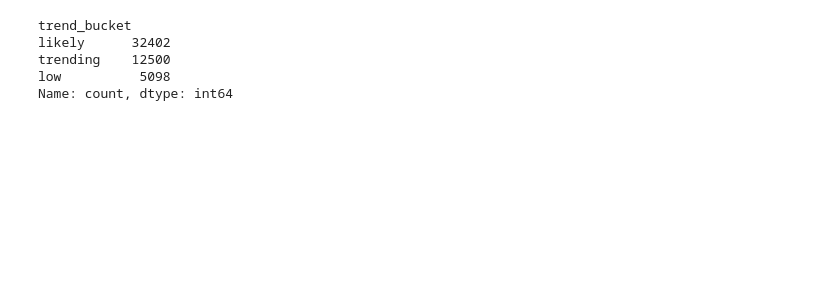
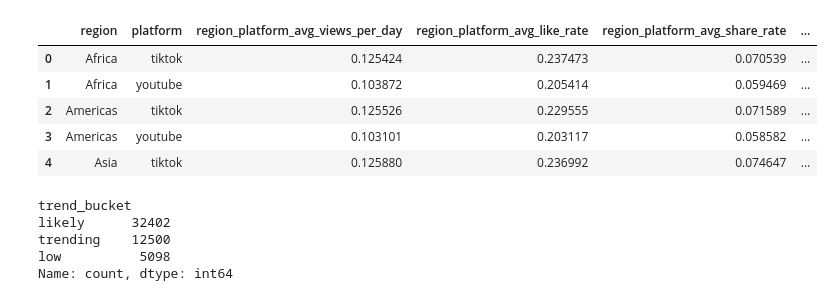
Before and after one commit to akhadem2/Trend-Analysis, a Jupyter notebook: notebooks/02_Modeling.ipynb, the cells around one changed output. Drawn from its saved outputs; the diff is of its cells as text; code cells hidden in the pictures; blank space fills up the shorter version.

Commit message:
add platform and country analysis

```diff
--- a/notebooks/02_Modeling.ipynb
+++ b/notebooks/02_Modeling.ipynb
@@ -13,6 +13,45 @@ sys.path.append("../src")
 
 from preprocess import map_labels, clean_features, get_feature_matrix
 from model_utils import rate_video
+# %%
+df_country = pd.read_csv("../data/country_platform_summary_2025.csv")
+df_country.head()
+
+df_country.rename(columns={'country': 'region'}, inplace=True)
+
+df_enriched = df.merge(
+    df_country[['region', 'platform', 'median_er', 'avg_velocity', 'avg_engagement_per_1k']],
+    on=['region', 'platform'],
+    how='left'
+)
+# Compute region+platform "strength" from your own ML data
+region_platform_strength = (
+    df.groupby(['region', 'platform'])
+      .agg({
+          'views_per_day': 'mean',
+          'like_rate': 'mean',
+          'share_rate': 'mean',
+          'rel_like': 'mean',
+          'rel_share': 'mean'
+      })
+      .reset_index()
+      .rename(columns={
+          'views_per_day': 'region_platform_avg_views_per_day',
+          'like_rate': 'region_platform_avg_like_rate',
+          'share_rate': 'region_platform_avg_share_rate',
+          'rel_like': 'region_platform_avg_rel_like',
+          'rel_share': 'region_platform_avg_rel_share'
+      })
+)
+
+region_platform_strength.head()
+# %% [output]
+|  | region | platform | region_platform_avg_views_per_day | region_platform_avg_like_rate | region_platform_avg_share_rate | ... |
+| 0 | Africa | tiktok | 0.125424 | 0.237473 | 0.070539 | ... |
+| 1 | Africa | youtube | 0.103872 | 0.205414 | 0.059469 | ... |
+| 2 | Americas | tiktok | 0.125526 | 0.229555 | 0.071589 | ... |
+| 3 | Americas | youtube | 0.103101 | 0.203117 | 0.058582 | ... |
+| 4 | Asia | tiktok | 0.125880 | 0.236992 | 0.074647 | ... |
 # %%
 df = map_labels(df)
 df['trend_bucket'].value_counts()
```
Also changed, not shown: parts of 7 cells of this notebook, 1 other file.
